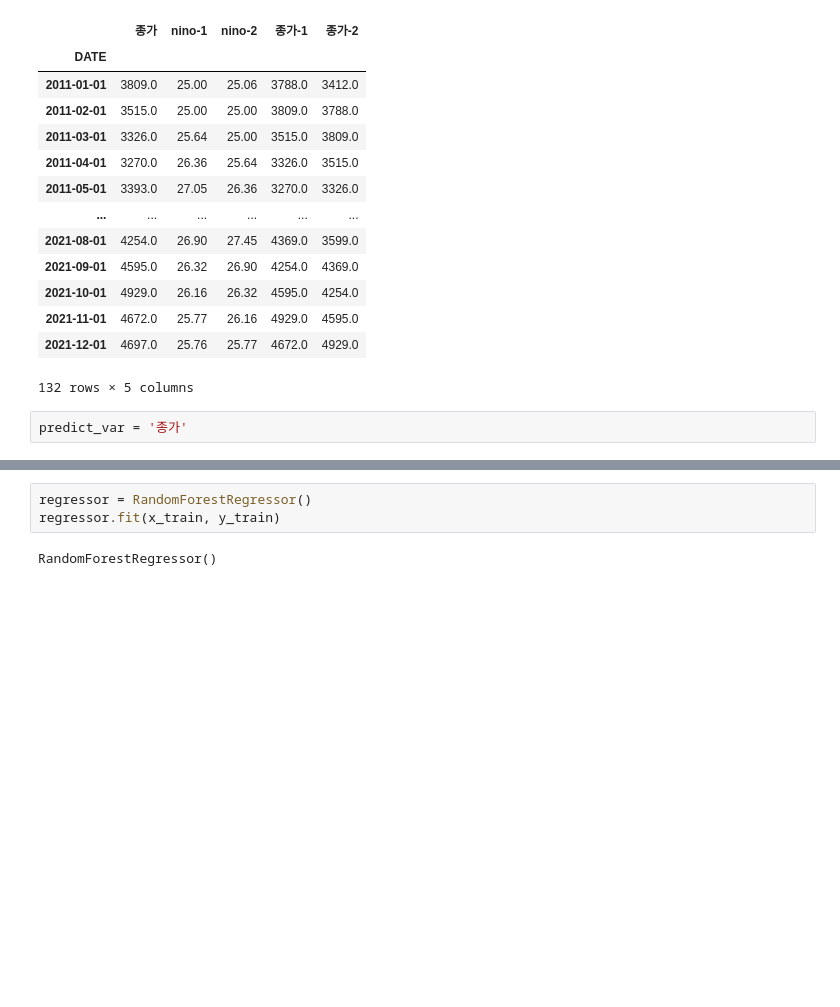
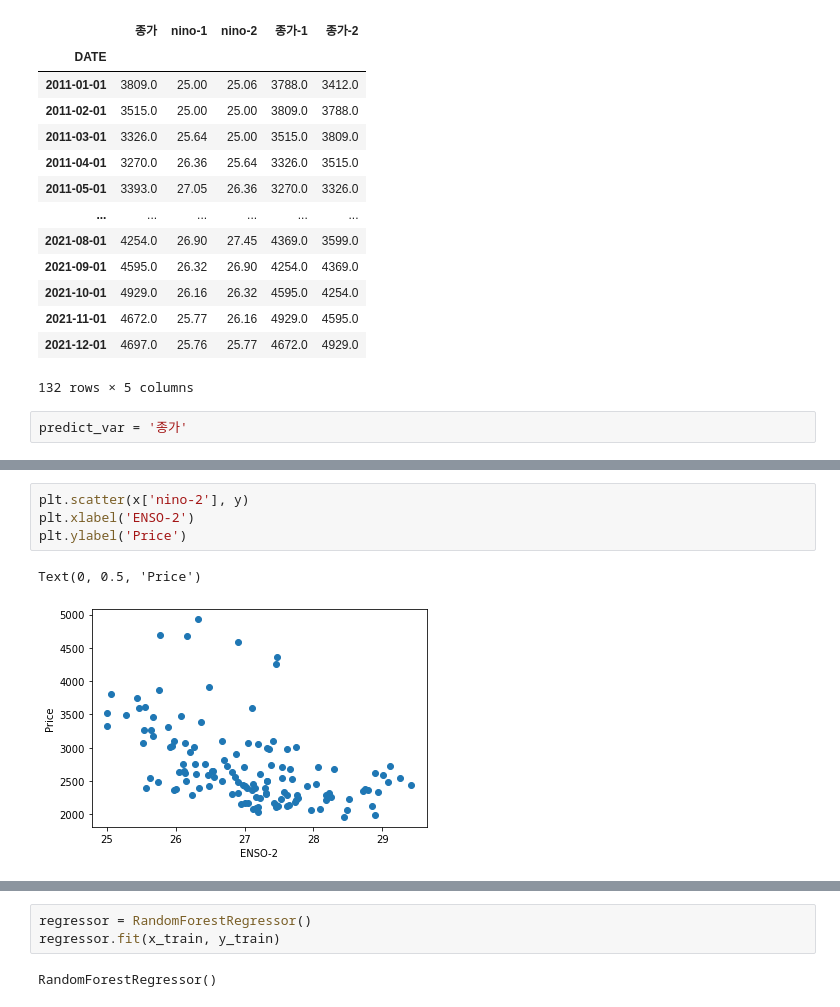
Before and after one commit to Soo-Im/PalmOil, a Jupyter notebook: ENSO-Palm_Prediction.ipynb, the cells around one changed output, grey strips where cells are left out. Cells and saved outputs as stored; diff of their text form; blank space fills up the shorter version.

```diff
--- a/ENSO-Palm_Prediction.ipynb
+++ b/ENSO-Palm_Prediction.ipynb
@@ -216,0 +276,7 @@ x = data.drop(columns = [predict_var])
+# %%
+plt.scatter(x['nino-2'], y)
+plt.xlabel('ENSO-2')
+plt.ylabel('Price')
+# %% [output]
+Text(0, 0.5, 'Price')
+[figure, added]
```
Also changed, not shown: parts of 27 cells of this notebook.
